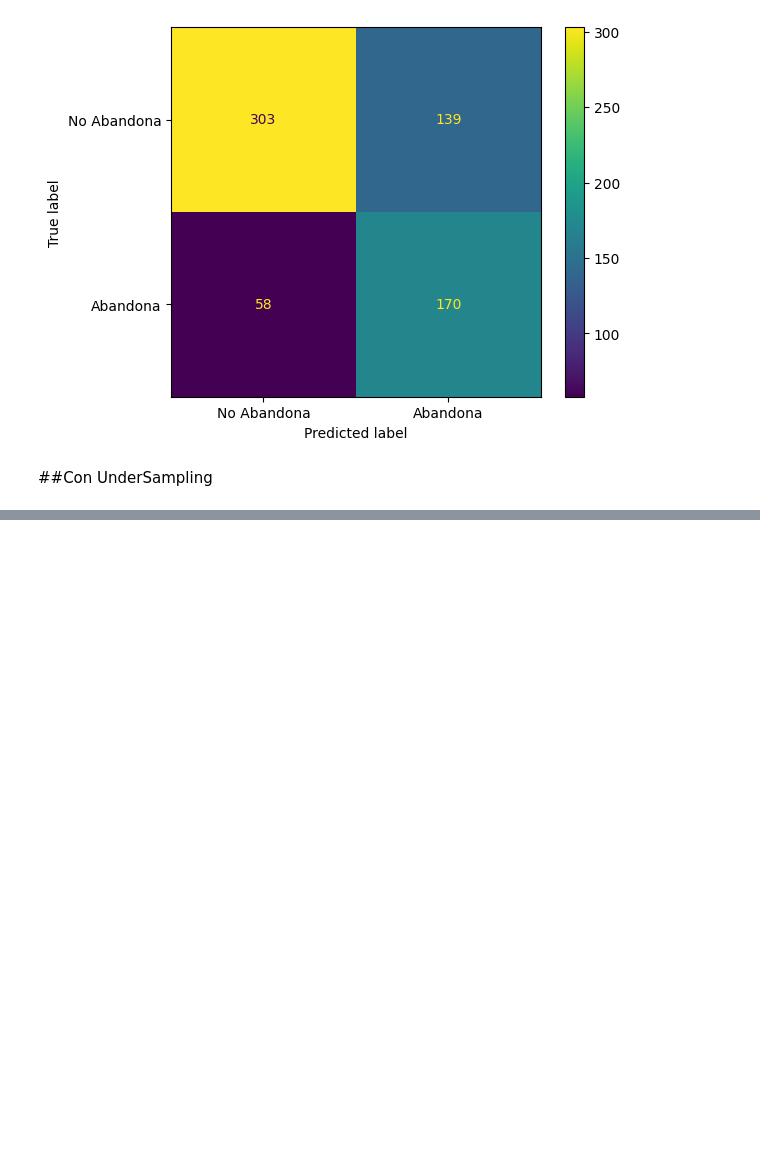
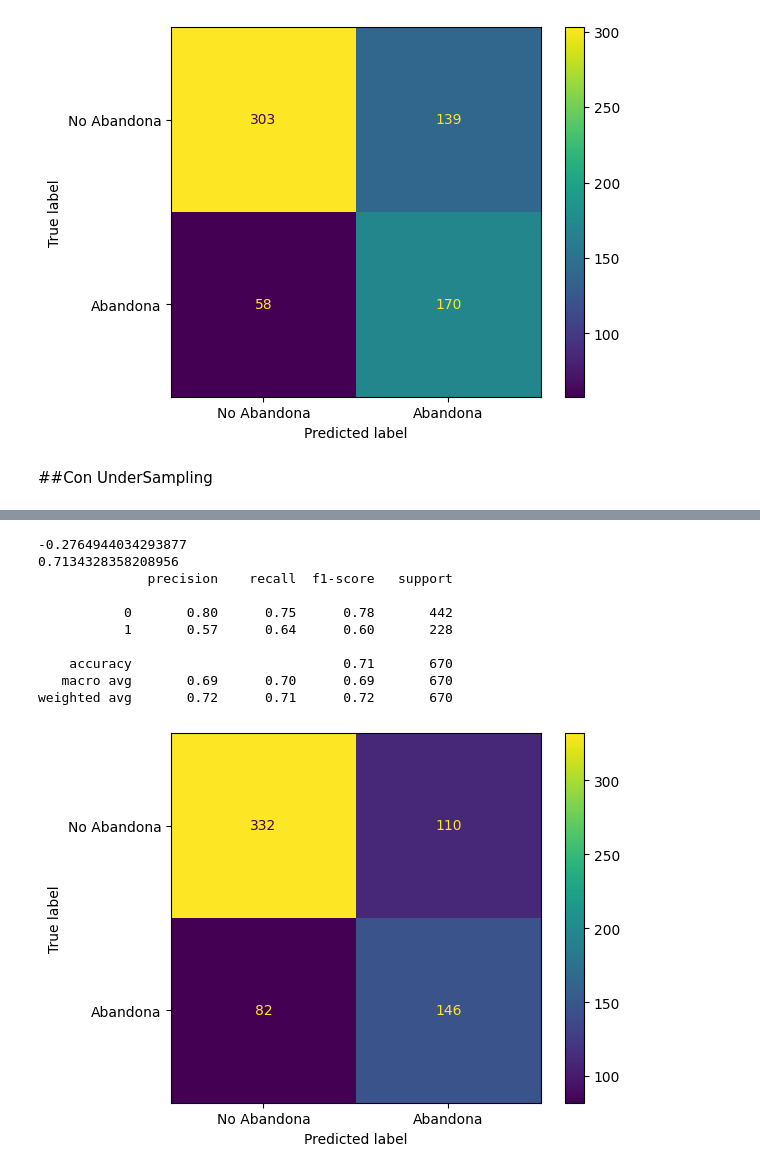
Before and after one commit to Cristiand056/TelecomX_parte2_Latam, a Jupyter notebook: TelecomX_parte2_Latam.ipynb, the cells around one changed output, grey strips where cells are left out. Cells and saved outputs as stored; diff of their text form; code cells hidden in the pictures; blank space fills up the shorter version.

```diff
--- a/TelecomX_parte2_Latam.ipynb
+++ b/TelecomX_parte2_Latam.ipynb
@@ -1207,0 +1237,24 @@ weighted avg       0.74      0.70      0.71       670
+# %%
+random_forest_out = RandomForestClassifier(max_depth=5, n_estimators=1200, min_samples_leaf=5, class_weight='balanced')
+random_forest_out.fit(X_train_over_out, y_train_over_out)
+
+y_previsto = random_forest_out.predict(X_test_out)
+
+print(r2_score(y_test_out, y_previsto))
+print(random_forest_out.score(X_test_out, y_test_out))
+print(classification_report(y_test_out, y_previsto))
+matrix_conf = confusion_matrix(y_test_out, y_previsto)
+visializacion = ConfusionMatrixDisplay(confusion_matrix=matrix_conf, display_labels=['No Abandona', 'Abandona'])
+visializacion.plot();
+# %% [output]
+-0.2764944034293877
+0.7134328358208956
+              precision    recall  f1-score   support
+
+           0       0.80      0.75      0.78       442
+           1       0.57      0.64      0.60       228
+
+    accuracy                           0.71       670
+   macro avg       0.69      0.70      0.69       670
+weighted avg       0.72      0.71      0.72       670
+[figure, added]
```
Also changed, not shown: parts of 5 cells of this notebook.
